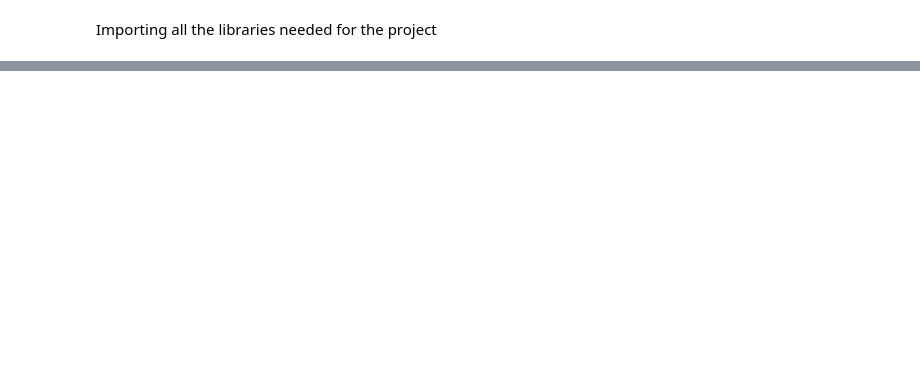
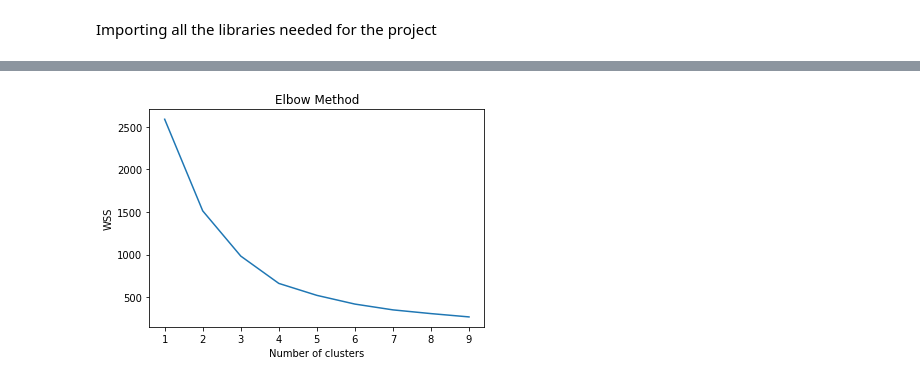
Before and after one commit to AnasIDS/Palette_Final_Project, a Jupyter notebook: Final Project.ipynb, the cells around one changed output, grey strips where cells are left out. Cells and saved outputs as stored; diff of their text form; code cells hidden in the pictures; blank space fills up the shorter version.

```diff
--- a/Final Project.ipynb
+++ b/Final Project.ipynb
@@ -120,0 +250,6 @@ print(result)
+# %%
+clean_yields=new_yields.groupby('RM').apply(lambda x: x.fillna(x.mean()))
+clean_canola = clean_yields
+drop_list=['Year','Winter Wheat','Spring Wheat','Mustard','Durum','Sunflowers','Oats','Lentils','Peas','Barley','Fall Rye','Canary Seed','Spring Rye','Tame Hay','Flax','Chickpeas']
+clean_canola.drop(drop_list,axis=1,inplace=True)
+clean_canola.info()
@@ -120,0 +266,9 @@ print(result)
+# %%
+mean=clean_canola.groupby('RM').mean().reset_index()
+std=clean_canola.groupby('RM').std().reset_index()
+
+mean_df = pd.DataFrame(mean['Canola']).add_suffix('_mean')
+std_df = pd.DataFrame(std['Canola']).add_suffix('_std')
+
+result = pd.concat([mean[['RM']], mean_df, std_df], axis=1, sort=False)
+print(result)
@@ -120,0 +290,15 @@ print(result)
+# %%
+wss = []
+data = result[['Canola_mean', 'Canola_std']].values
+for k in range(1, 10):
+    kmeans = KMeans(n_clusters=k, random_state=0)
+    kmeans.fit(data)
+    wss.append(kmeans.inertia_)
+
+plt.plot(range(1, 10), wss)
+plt.title('Elbow Method')
+plt.xlabel('Number of clusters')
+plt.ylabel('WSS')
+plt.show()
+# %% [output]
+[figure, added]
```
Also changed, not shown: parts of 51 cells of this notebook, 2 other files.
